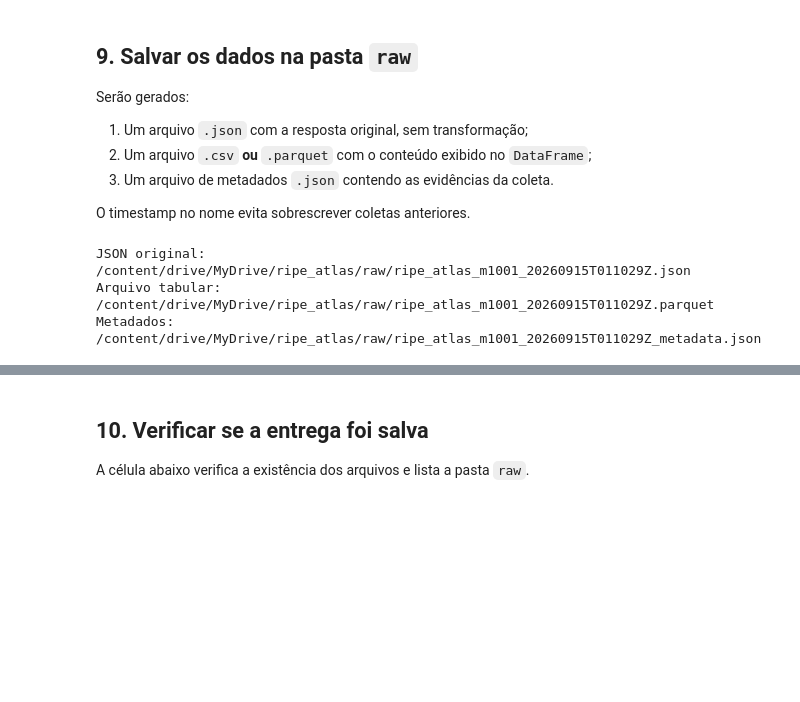
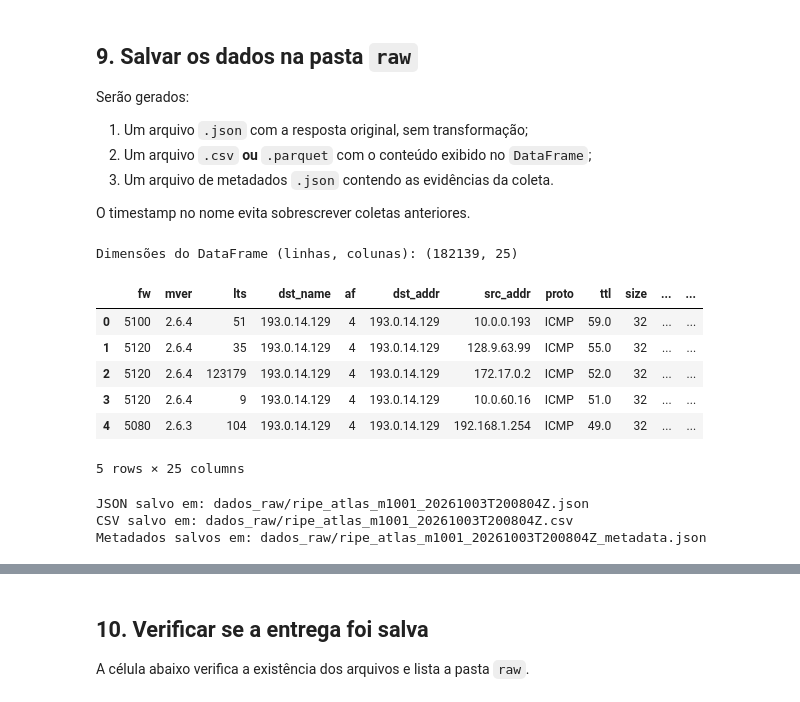
Before and after one commit to guilhermetrajanedasilva/Trabalho-Estruturas-de-Dados-II, a Jupyter notebook: 2_Coleta_de_dados.ipynb, the cells around one changed output, grey strips where cells are left out. Saved outputs shown, nothing was run; the diff lists cells and outputs as text; code cells hidden in the pictures; blank space fills up the shorter version.

Commit message:
Atualizando os dados do prazo A

```diff
--- a/2_Coleta_de_dados.ipynb
+++ b/2_Coleta_de_dados.ipynb
@@ -862,39 +945,63 @@ Serão gerados:
 
 O timestamp no nome evita sobrescrever coletas anteriores.
 # %%
+import pandas as pd
+from pathlib import Path
+
+# Converter a lista de dicionários JSON retornada da API para DataFrame
+df_raw = pd.json_normalize(dados_json, sep="_")
+
+print("Dimensões do DataFrame (linhas, colunas):", df_raw.shape)
+display(df_raw.head())
+
+import json
+from pathlib import Path
+
+# Definir e criar a pasta de destino
+PASTA_RAW = Path("dados_raw")
+PASTA_RAW.mkdir(parents=True, exist_ok=True)
+
+# Definir nome base único com timestamp
 timestamp_arquivo = instante_requisicao_utc.strftime("%Y%m%dT%H%M%SZ")
 nome_base = f"ripe_atlas_m{MEASUREMENT_ID}_{timestamp_arquivo}"
 
+# 1. Salvar JSON Bruto
 caminho_json = PASTA_RAW / f"{nome_base}.json"
-with caminho_json.open("w", encoding="utf-8") as arquivo:
-    json.dump(dados_json, arquivo, ensure_ascii=False, indent=2)
+with caminho_json.open("w", encoding="utf-8") as f:
+    json.dump(dados_json, f, ensure_ascii=False, indent=2)
 
-if FORMATO_TABELAR == "csv":
-    caminho_tabela = PASTA_RAW / f"{nome_base}.csv"
-    df_raw.to_csv(caminho_tabela, index=False, encoding="utf-8")
-else:
-    caminho_tabela = PASTA_RAW / f"{nome_base}.parquet"
-    df_raw.to_parquet(caminho_tabela, index=False)
+# 2. Salvar Tabela (CSV)
+caminho_csv = PASTA_RAW / f"{nome_base}.csv"
+df_raw.to_csv(caminho_csv, index=False, encoding="utf-8")
 
+# 3. Salvar Metadados
 metadados = {
     "url": URL,
     "parametros_api": PARAMETROS,
     "horario_requisicao_utc": instante_requisicao_utc.isoformat(),
     "quantidade_registros": len(dados_json),
     "nome_arquivo_json": caminho_json.name,
-    "nome_arquivo_tabular": caminho_tabela.name,
+    "nome_arquivo_tabular": caminho_csv.name,
     "measurement_id": MEASUREMENT_ID,
     "formato_tabular": FORMATO_TABELAR,
 }
 
 caminho_metadados = PASTA_RAW / f"{nome_base}_metadata.json"
-with caminho_metadados.open("w", encoding="utf-8") as arquivo:
-    json.dump(metadados, arquivo, ensure_ascii=False, indent=2)
+with caminho_metadados.open("w", encoding="utf-8") as f:
+    json.dump(metadados, f, ensure_ascii=False, indent=2)
 
-print("JSON original:", caminho_json)
-print("Arquivo tabular:", caminho_tabela)
-print("Metadados:", caminho_metadados)
+print("JSON salvo em:", caminho_json)
+print("CSV salvo em:", caminho_csv)
+print("Metadados salvos em:", caminho_metadados)
 # %% [output]
-JSON original: /content/drive/MyDrive/ripe_atlas/raw/ripe_atlas_m1001_20260915T011029Z.json
-Arquivo tabular: /content/drive/MyDrive/ripe_atlas/raw/ripe_atlas_m1001_20260915T011029Z.parquet
-Metadados: /content/drive/MyDrive/ripe_atlas/raw/ripe_atlas_m1001_20260915T011029Z_metadata.json
+Dimensões do DataFrame (linhas, colunas): (182139, 25)
+|  | fw | mver | lts | dst_name | af | dst_addr | src_addr | proto | ttl | size | ... | ... |
+| 0 | 5100 | 2.6.4 | 51 | 193.0.14.129 | 4 | 193.0.14.129 | 10.0.0.193 | ICMP | 59.0 | 32 | ... | ... |
+| 1 | 5120 | 2.6.4 | 35 | 193.0.14.129 | 4 | 193.0.14.129 | 128.9.63.99 | ICMP | 55.0 | 32 | ... | ... |
+| 2 | 5120 | 2.6.4 | 123179 | 193.0.14.129 | 4 | 193.0.14.129 | 172.17.0.2 | ICMP | 52.0 | 32 | ... | ... |
+| 3 | 5120 | 2.6.4 | 9 | 193.0.14.129 | 4 | 193.0.14.129 | 10.0.60.16 | ICMP | 51.0 | 32 | ... | ... |
+| 4 | 5080 | 2.6.3 | 104 | 193.0.14.129 | 4 | 193.0.14.129 | 192.168.1.254 | ICMP | 49.0 | 32 | ... | ... |
+5 rows × 25 columns
+JSON salvo em: dados_raw/ripe_atlas_m1001_20261003T200804Z.json
+CSV salvo em: dados_raw/ripe_atlas_m1001_20261003T200804Z.csv
+Metadados salvos em: dados_raw/ripe_atlas_m1001_20261003T200804Z_metadata.json
```
Also changed, not shown: parts of 12 cells of this notebook.
